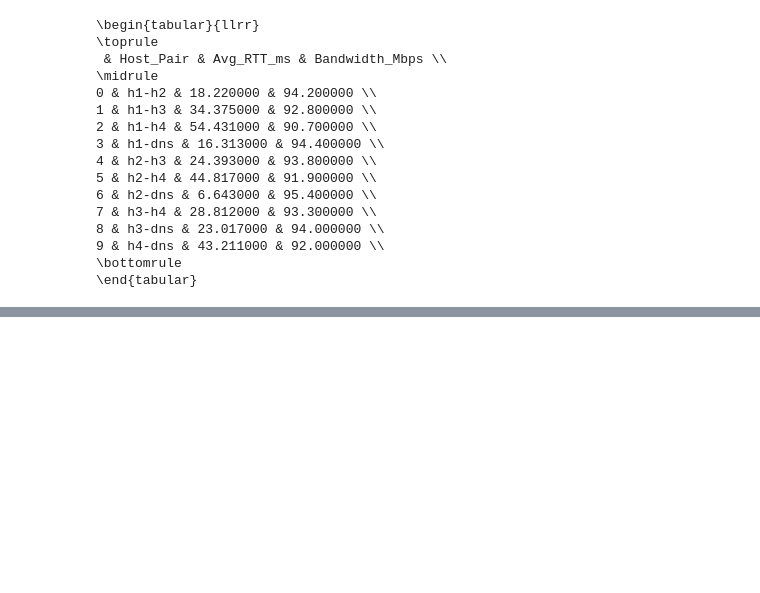
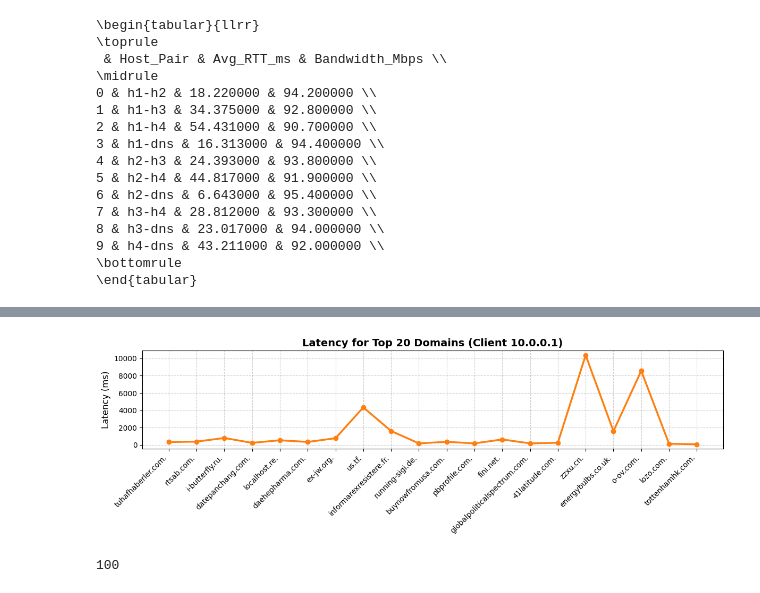
Before and after one commit to haarit19058/ComputerNetworks, a Jupyter notebook: Assignment02/to_latex.ipynb, the cells around one changed output, grey strips where cells are left out. Drawn from its saved outputs; the diff is of its cells as text; code cells hidden in the pictures; blank space fills up the shorter version.

```diff
--- a/Assignment02/to_latex.ipynb
+++ b/Assignment02/to_latex.ipynb
@@ -30,3 +209,25 @@ print(df.to_latex())
+# %%
+import matplotlib.pyplot as plt
+import pandas as pd
+res_df = pd.DataFrame(list(time_q.items()), columns=['Domain', 'Latency (ms)'])[:20]
+
+domains = res_df['Domain'].tolist()[:20]
+latencies = res_df['Latency (ms)'].tolist()[:20]
+
+plt.figure(figsize=(max(6, len(domains)*0.6), 4))
+plt.plot(domains, latencies, marker='o', linewidth=2.5, color='#ff7f0e')
+plt.xticks(rotation=45, ha='right')
+plt.ylabel("Latency (ms)", fontsize=12)
+plt.title(f"Latency for Top {len(domains)} Domains (Client 10.0.0.1)", fontsize=14, weight='bold')
+plt.grid(True, linestyle='--', alpha=0.6)
+plt.tight_layout()
+plt.show()
+# %% [output]
+[figure, added]
+# %%
+print(len(freq_d))
+# %% [output]
+100
 # %%
 dt = [{'avg_lookup_latency_sec': 0.13912769680023193,
  'avg_throughput_bytes_per_sec': 1414.8319527394592,
```
Also changed, not shown: parts of 18 cells of this notebook, 4 other files.
